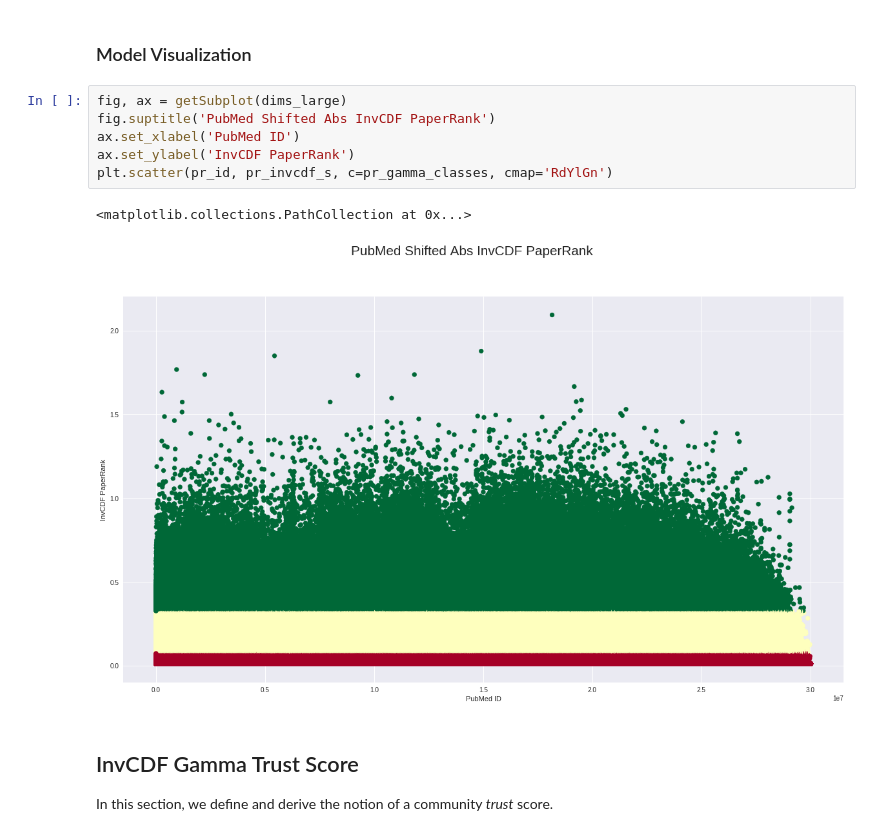
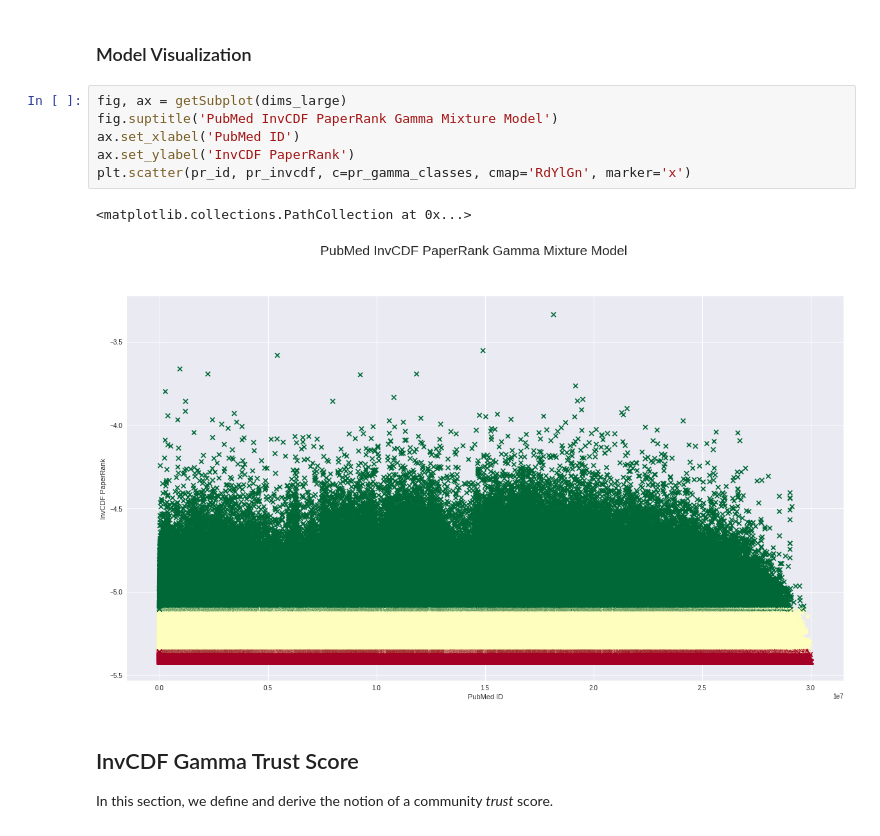
Before and after one commit to rukmal/PaperRank-Analysis, a Jupyter notebook: PubMed PaperRank Analysis.ipynb, the cells around one changed output. Cells and saved outputs as stored; diff of their text form.

Commit message:
Cosmetic update to plots

```diff
--- a/PubMed PaperRank Analysis.ipynb
+++ b/PubMed PaperRank Analysis.ipynb
@@ -3406,13 +3406,13 @@ pr_gamma_freq
 ### Model Visualization
 # %%
 fig, ax = getSubplot(dims_large)
-fig.suptitle('PubMed Shifted Abs InvCDF PaperRank')
+fig.suptitle('PubMed InvCDF PaperRank Gamma Mixture Model')
 ax.set_xlabel('PubMed ID')
 ax.set_ylabel('InvCDF PaperRank')
-plt.scatter(pr_id, pr_invcdf_s, c=pr_gamma_classes, cmap='RdYlGn')
+plt.scatter(pr_id, pr_invcdf, c=pr_gamma_classes, cmap='RdYlGn', marker='x')
 # %% [output]
 <matplotlib.collections.PathCollection at 0x...>
-[figure, old version]
+[figure, new version]
 # %% [markdown]
 ## InvCDF Gamma Trust Score
 
```
